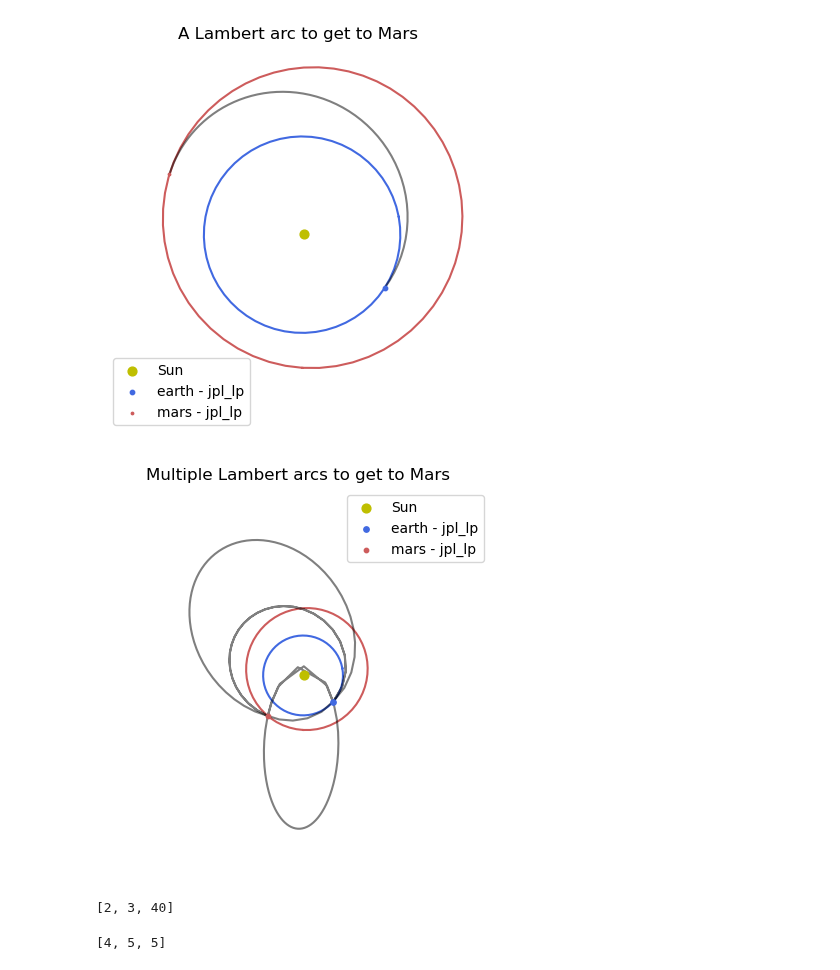
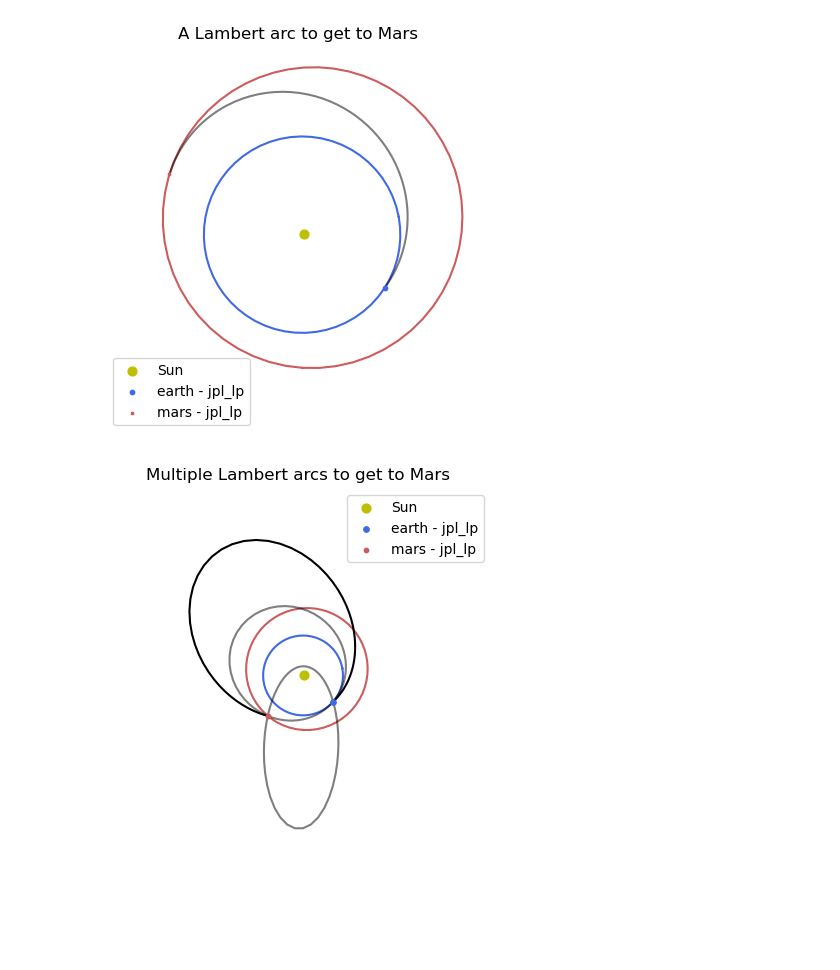
Before and after one commit to esa/kep3, a Jupyter notebook: doc/notebooks/plotting.ipynb, the cells around one changed output. Drawn from its saved outputs; the diff is of its cells as text; code cells hidden in the pictures; blank space fills up the shorter version.

Commit message:
plotting notebook

```diff
--- a/doc/notebooks/plotting.ipynb
+++ b/doc/notebooks/plotting.ipynb
@@ -113,29 +113,29 @@ lp = pk.lambert_problem(r0=r0, r1=r1,mu=pk.MU_SUN, tof=tof_days*pk.DAY2SEC )
 # %%
 # Making the axis
 ax = pk.plot.make_3Daxis(figsize = (5,5))
 
 # Adding the various planets / Sun
 pk.plot.add_sun(ax, s=40)
 
 pk.plot.add_planet(ax, earth, when=t0, label = earth.get_name(), c = 'royalblue', s=15)
 pk.plot.add_planet_orbit(ax, earth, c = 'royalblue')
 
 pk.plot.add_planet(ax, mars, when=t0 + tof_days, label = mars.get_name(), c = 'indianred', s=10)
 pk.plot.add_planet_orbit(ax, mars, c = 'indianred')
 
 # Here we add the Lambert arc
-pk.plot.add_lambert(ax, lp, N=60, sol=0, c='k', alpha=0.5)
+pk.plot.add_lambert(ax, lp, N=60, sol=0, c='k', alpha=1.)
 pk.plot.add_lambert(ax, lp, N=60, sol=1, c='k', alpha=0.5)
-pk.plot.add_lambert(ax, lp, N=60, sol=2, c='k', alpha=0.5)
+pk.plot.add_lambert(ax, lp, N=120, sol=2, c='k', alpha=0.5)
 
 
 
 # Some cosmetics to customize the plot
 ax.legend()
 ax.axis('off')
 ax.set_xlim3d(-3,3)
 ax.set_ylim3d(-3,3)
 ax.view_init(90,0)
 ax.set_title("Multiple Lambert arcs to get to Mars");
 # %% [output]
-[figure, old version]
+[figure, new version]
@@ -144,8 +141,0 @@ r,v = [[2,3,40], [4,5,5]]
-# %%
-r
-# %% [output]
-[2, 3, 40]
-# %%
-v
-# %% [output]
-[4, 5, 5]
```
Also changed, not shown: parts of 8 cells of this notebook.
